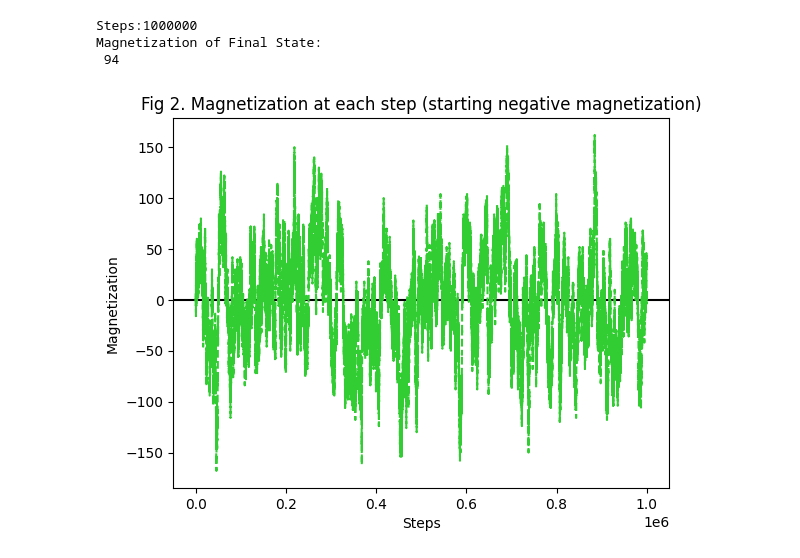
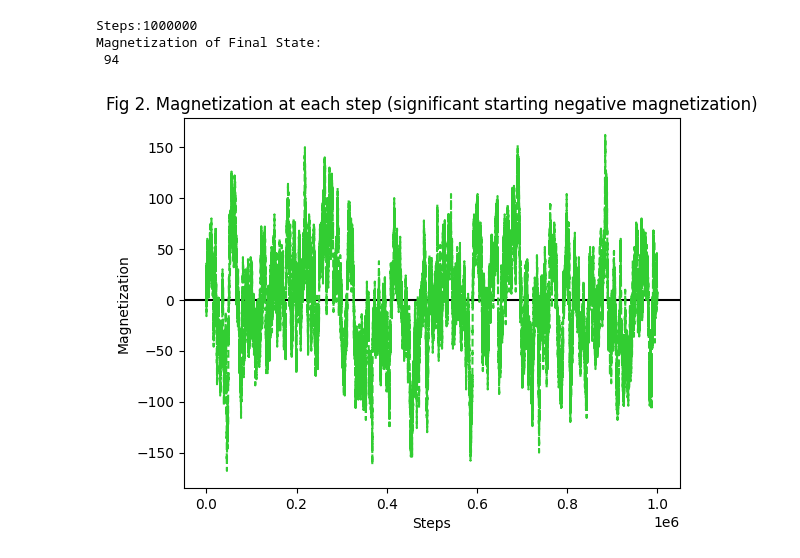
Before and after one commit to SanchezJJC/ApPhy-155, a Jupyter notebook: Sanchez_lab_assignment_module6.ipynb, the cells around one changed output. Cells and saved outputs as stored; diff of their text form; code cells hidden in the pictures.

```diff
--- a/Sanchez_lab_assignment_module6.ipynb
+++ b/Sanchez_lab_assignment_module6.ipynb
@@ -524,14 +524,14 @@ Magnetization of Final State:
 # %%
 # PLOTTING Fig2
 
 fig2, ax2 = plt.subplots()
 
 plt.axhline(0., color='black', linestyle='solid')
 
 plot_settings(fig2,ax2,t_array,Mag_array, xlabel="Steps", ylabel="Magnetization", \
-              color="limegreen", title="Fig 2. Magnetization at each step (starting negative magnetization)", markersize=0.00001, linestyle="--")
+              color="limegreen", title="Fig 2. Magnetization at each step (significant starting negative magnetization)", markersize=0.00001, linestyle="--")
 
 
 plt.show()
 # %% [output]
-[figure, old version]
+[figure, new version]
```
Also changed, not shown: parts of 6 cells of this notebook.
